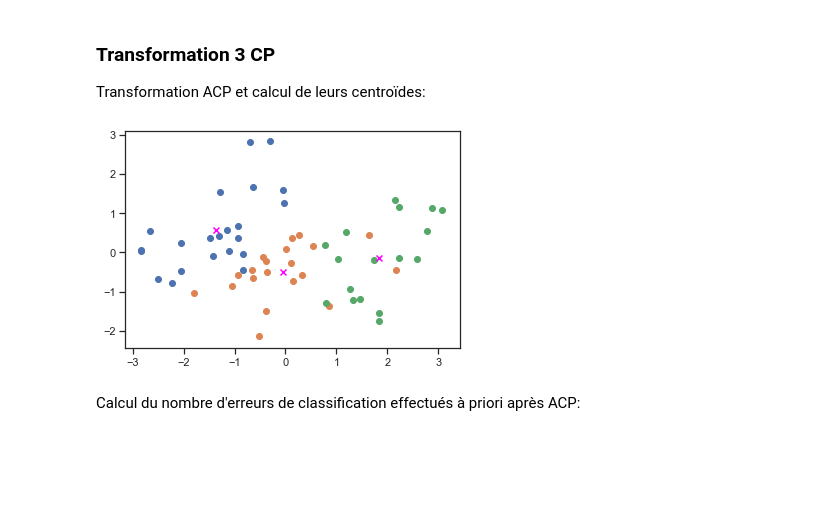
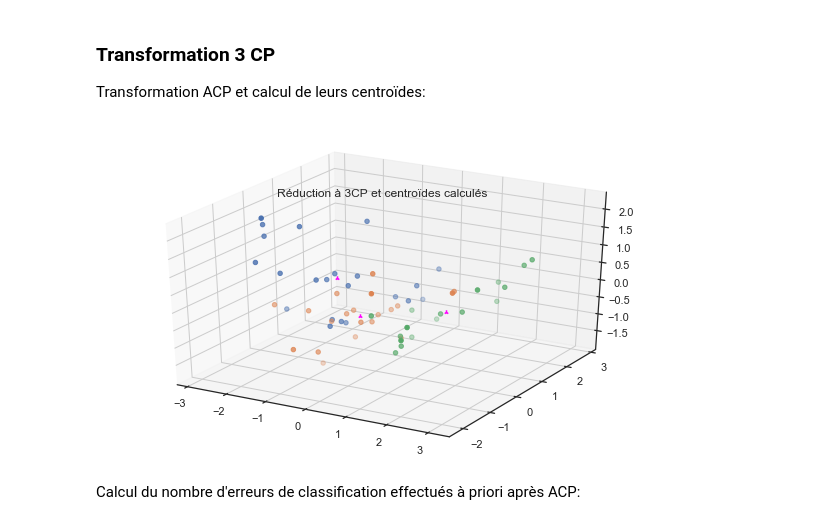
Before and after one commit to ggs22/IFT870-TP1, a Jupyter notebook: tp1.ipynb, the cells around one changed output. Drawn from its saved outputs; the diff is of its cells as text; code cells hidden in the pictures; blank space fills up the shorter version.

Commit message:
plot 3D

```diff
--- a/tp1.ipynb
+++ b/tp1.ipynb
@@ -92,11 +92,13 @@ pca_2CP = pca_2CP.transform(X)
 # %% [markdown]
 Calcul du nombre d'erreurs de classification effectués à priori après ACP:
 # %%
+misclassified = {}
 dist_2CP = {}
 mean_dist_2CP = {}
 errors_2CP = {}
-for i in y.unique():
-    errors_2CP[i], dist_2CP[i]= 0, []
+
+for y_i in y.unique():
+    errors_2CP[y_i], dist_2CP[y_i], misclassified[y_i]= 0, [], []
 
 for i, point in enumerate(pca_2CP_c):
     dist_to_centroids = [sdist.euclidean(point, centroids_2CP.get(classe)) for classe in range(len(centroids_2CP))]
@@ -104,12 +106,18 @@ for i, point in enumerate(pca_2CP_c):
     y_min_dist = np.argmin(dist_to_centroids)
     if y_min_dist != y[i]:
         errors_2CP[y[i]] += 1
+        misclassified[y_i].append(point)
 
-for i in y.unique():
-    mean_dist_2CP[i] = np.mean(dist_2CP.get(i))
-    print("Classe", i,
-          " - Distance moyenne:", mean_dist_2CP.get(i), # TODO
-          " - Nombre erreurs :", errors_2CP.get(i))
+for y_i in y.unique():
+    mean_dist_2CP[y_i] = np.mean(dist_2CP.get(y_i))
+    print("Classe", y_i,
+          " - Distance moyenne:", mean_dist_2CP.get(y_i),
+          " - Nombre erreurs :", errors_2CP.get(y_i))
+    plt.title('Mise en valeur des points mal classés avec une réduction à 2CP')
+    plt.scatter(transformed_2CP_c.get(y_i)[:,0], transformed_2CP_c.get(y_i)[:,1])
+    plt.scatter(centroids_2CP[y_i][0], centroids_2CP[y_i][1], marker='x', c='fuchsia')
+    for p in misclassified.get(y_i):
+        plt.scatter(p[0], p[1], marker='x', c='gold')
 # %% [output]
 Classe 0  - Distance moyenne: 1.126460314509912  - Nombre erreurs : 1
 Classe 1  - Distance moyenne: 0.9391954714477233  - Nombre erreurs : 3
@@ -118,20 +127,26 @@ Classe 2  - Distance moyenne: 1.1362465426314472  - Nombre erreurs : 2
 ### Transformation 3 CP
 Transformation ACP et calcul de leurs centroïdes:
 # %%
+from mpl_toolkits import mplot3d
 pca_3CP = PCA(n_components=3).fit(X)
 pca_3CP_c = []
 centroids_3CP = {}
 transformed_3CP_c = {}
 
+fig = plt.figure(figsize=(10,6))
+ax = plt.axes(projection='3d')
+
 for y_i in y.unique():
     transformed_3CP_c[y_i] = pca_3CP.transform(df.loc[df['classe'] == y_i].drop('classe', 1))
     centroids_3CP[y_i] = transformed_3CP_c[y_i].mean(axis=0)
     pca_3CP_c.extend(transformed_3CP_c[y_i])
-    plt.scatter(transformed_3CP_c.get(y_i)[:,0], transformed_3CP_c.get(y_i)[:,1])
-    plt.scatter(centroids_3CP[y_i][0], centroids_3CP[y_i][1], marker='x', c='fuchsia')
+    ax.scatter(transformed_3CP_c.get(y_i)[:,0], transformed_3CP_c.get(y_i)[:,1], transformed_3CP_c.get(y_i)[:,2])
+    ax.scatter(centroids_3CP[y_i][0], centroids_3CP[y_i][1], centroids_3CP[y_i][2], marker='2', c='fuchsia')
+    ax.set_title('Réduction à 3CP et centroïdes calculés')
+
 pca_3CP = pca_3CP.transform(X)
 # %% [output]
-[figure, old version]
+[figure, new version]
 # %% [markdown]
 Calcul du nombre d'erreurs de classification effectués à priori après ACP:
 # %%
```
Also changed, not shown: parts of 8 cells of this notebook.
